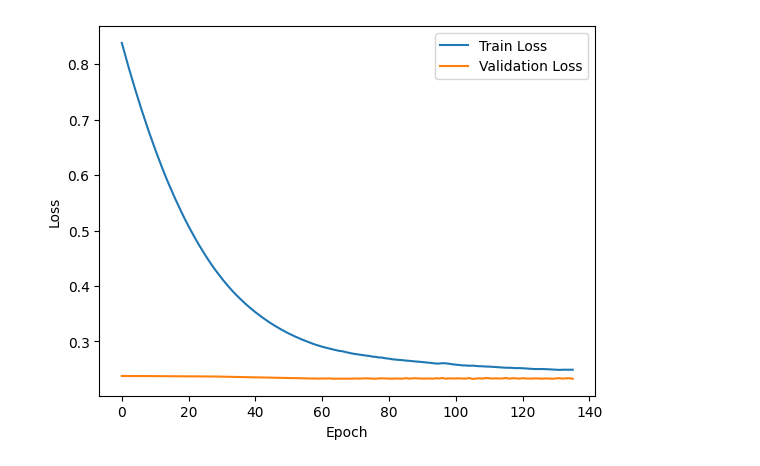
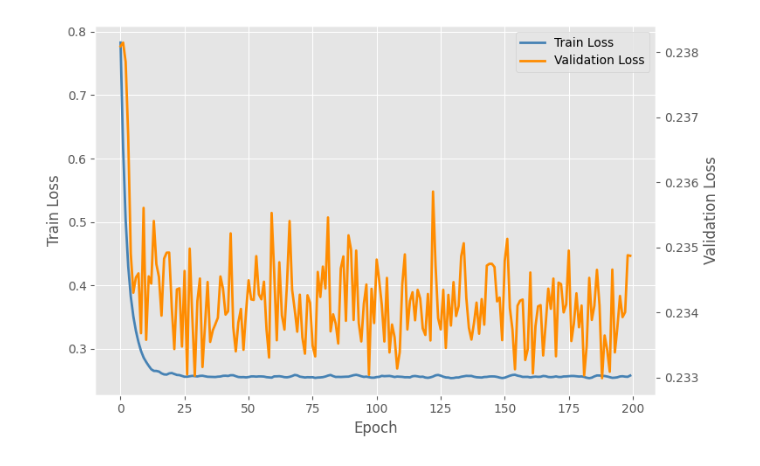
Before and after one commit to TonyHuang241/robust_sdf, a Jupyter notebook: 04_code/dppp.ipynb, the cells around one changed output. Drawn from its saved outputs; the diff is of its cells as text; code cells hidden in the pictures.

```diff
--- a/04_code/dppp.ipynb
+++ b/04_code/dppp.ipynb
@@ -243,7 +243,7 @@ class deep_ppp_trainer:
 
             avg_val_loss = np.mean(val_losses)
 
-            if avg_val_loss < self.best_val_loss:
+            if avg_val_loss > self.best_val_loss:
                 self.best_val_loss = avg_val_loss
                 self.patience_counter = 0
                 self.best_model_weights = {
@@ -331,14 +321,28 @@ Epoch 130/200, Train Loss: 0.249318, Val Loss: 0.232843
 # %%
 import matplotlib.pyplot as plt
 
-plt.plot(train_loss, label='Train Loss')
-plt.plot(val_loss, label='Validation Loss')
-plt.xlabel('Epoch')
-plt.ylabel('Loss')
-plt.legend()
+plt.style.use('ggplot')
+fig, ax1 = plt.subplots(figsize=(8, 5))
+
+# 绘制曲线并保存对象用于合并图例
+lns1 = ax1.plot(train_loss, label='Train Loss', color='steelblue', lw=2)
+ax1.set_xlabel('Epoch')
+ax1.set_ylabel('Train Loss')
+
+ax2 = ax1.twinx()
+lns2 = ax2.plot(val_loss, label='Validation Loss', color='darkorange', lw=2)
+ax2.set_ylabel('Validation Loss')
+ax2.grid(False) # 通常双轴只保留一个轴的网格，否则画面太乱
+
+# 合并两个轴的图例
+lns = lns1 + lns2
+labs = [l.get_label() for l in lns]
+ax1.legend(lns, labs, loc='upper right')
+
+plt.tight_layout()
 plt.show()
 # %% [output]
-[figure, old version]
+[figure, new version]
 # %%
 def equal_weight(ret, size):
     N, T            = ret.shape
```
Also changed, not shown: parts of 1 cell of this notebook.
